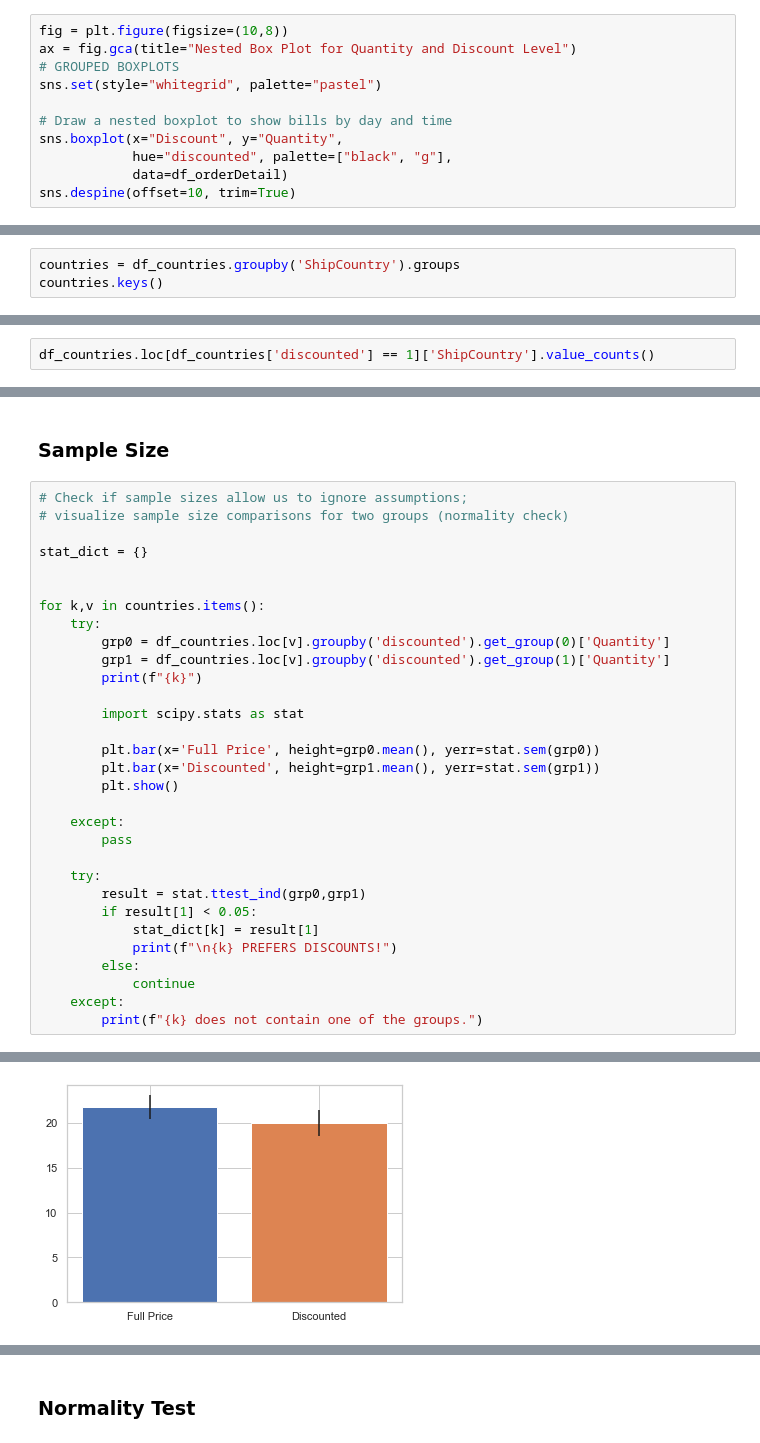
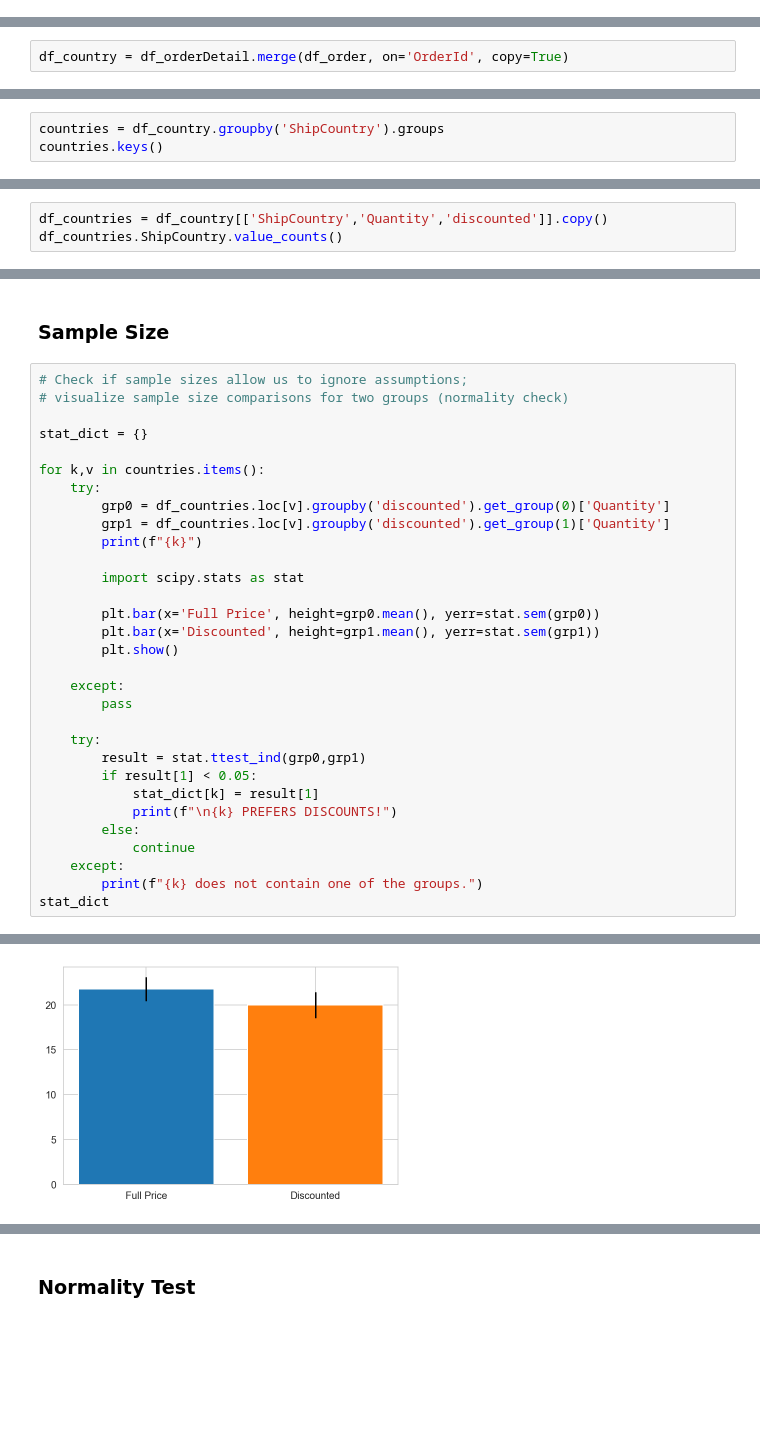
Before and after one commit to alphasentaurii/northwind-sql-database-project, a Jupyter notebook: student.ipynb, the cells around one changed output, grey strips where cells are left out. Saved outputs shown, nothing was run; the diff lists cells and outputs as text; blank space fills up the shorter version.

```diff
--- a/student.ipynb
+++ b/student.ipynb
@@ -454,11 +389,0 @@ ax.legend(['Full Price', 'Discounted'])
-# %%
-fig = plt.figure(figsize=(10,8))
-ax = fig.gca(title="Nested Box Plot for Quantity and Discount Level")
-# GROUPED BOXPLOTS
-sns.set(style="whitegrid", palette="pastel")
-
-# Draw a nested boxplot to show bills by day and time
-sns.boxplot(x="Discount", y="Quantity",
-            hue="discounted", palette=["black", "g"],
-            data=df_orderDetail)
-sns.despine(offset=10, trim=True)
@@ -536,2 +466,4 @@ display(df_order.head())
+# %%
+df_country = df_orderDetail.merge(df_order, on='OrderId', copy=True)
 # %% [markdown]
 ### Explore
@@ -561,8 +492,9 @@ df_countries.head()
 # %%
-countries = df_countries.groupby('ShipCountry').groups
+countries = df_country.groupby('ShipCountry').groups
 countries.keys()
 # %% [output]
 dict_keys(['Argentina', 'Austria', 'Belgium', 'Brazil', 'Canada', 'Denmark', 'Finland', 'France', 'Germany', 'Ireland', 'Italy', 'Mexico', 'Norway', 'Poland', 'Portugal', 'Spain', 'Sweden', 'Switzerla ...
 # %%
-df_countries.loc[df_countries['discounted'] == 1]['ShipCountry'].value_counts()
+df_countries = df_country[['ShipCountry','Quantity','discounted']].copy()
+df_countries.ShipCountry.value_counts()
 # %% [output]
@@ -614,7 +563,6 @@ Name: ShipCountry, dtype: int64
 # visualize sample size comparisons for two groups (normality check)
 
 stat_dict = {}
-
 
 for k,v in countries.items():
     try:
@@ -640,4 +588,5 @@ for k,v in countries.items():
             continue
     except:
         print(f"{k} does not contain one of the groups.")
+stat_dict
 # %% [output]
@@ -649,3 +598,3 @@ Belgium
 Brazil
-[figure, old version]
+[figure, new version]
 Canada
```
Also changed, not shown: parts of 79 cells of this notebook, 39 other files.
